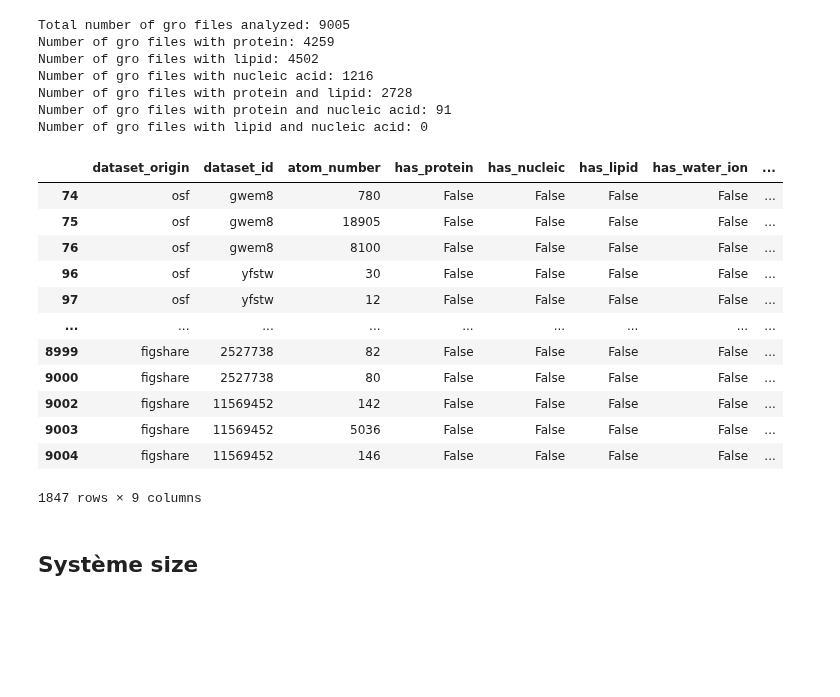
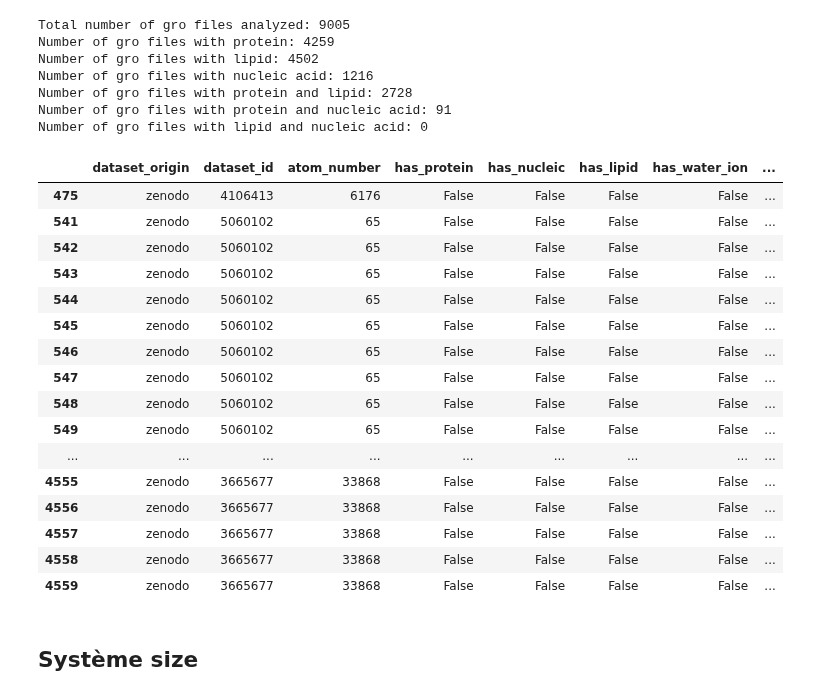
Before and after one commit to MDverse/mdverse_data_catalogue, a Jupyter notebook: notebooks/analyze_gromacs_gro_files.ipynb, the cells around one changed output. Saved outputs shown, nothing was run; the diff lists cells and outputs as text; code cells hidden in the pictures; blank space fills up the shorter version.

```diff
--- a/notebooks/analyze_gromacs_gro_files.ipynb
+++ b/notebooks/analyze_gromacs_gro_files.ipynb
@@ -44,21 +44,33 @@ Number of gro files with protein and lipid: 2728
 Number of gro files with protein and nucleic acid: 91
 Number of gro files with lipid and nucleic acid: 0
 # %%
-gro_df.query('has_lipid==False').query('has_protein==False').query('has_nucleic==False')
+pd.set_option("display.max_rows", None)
+(gro_df
+ .query("has_lipid==False")
+ .query("has_protein==False")
+ .query("has_nucleic==False")
+ .query("has_glucid==False")
+ .query("has_water_ion==False")
+ .query("dataset_origin=='zenodo'")
+)
 # %% [output]
 |  | dataset_origin | dataset_id | atom_number | has_protein | has_nucleic | has_lipid | has_water_ion | ... |
-| 74 | osf | gwem8 | 780 | False | False | False | False | ... |
-| 75 | osf | gwem8 | 18905 | False | False | False | False | ... |
-| 76 | osf | gwem8 | 8100 | False | False | False | False | ... |
-| 96 | osf | yfstw | 30 | False | False | False | False | ... |
-| 97 | osf | yfstw | 12 | False | False | False | False | ... |
+| 475 | zenodo | 4106413 | 6176 | False | False | False | False | ... |
+| 541 | zenodo | 5060102 | 65 | False | False | False | False | ... |
+| 542 | zenodo | 5060102 | 65 | False | False | False | False | ... |
+| 543 | zenodo | 5060102 | 65 | False | False | False | False | ... |
+| 544 | zenodo | 5060102 | 65 | False | False | False | False | ... |
+| 545 | zenodo | 5060102 | 65 | False | False | False | False | ... |
+| 546 | zenodo | 5060102 | 65 | False | False | False | False | ... |
+| 547 | zenodo | 5060102 | 65 | False | False | False | False | ... |
+| 548 | zenodo | 5060102 | 65 | False | False | False | False | ... |
+| 549 | zenodo | 5060102 | 65 | False | False | False | False | ... |
 | ... | ... | ... | ... | ... | ... | ... | ... | ... |
-| 8999 | figshare | 2527738 | 82 | False | False | False | False | ... |
-| 9000 | figshare | 2527738 | 80 | False | False | False | False | ... |
-| 9002 | figshare | 11569452 | 142 | False | False | False | False | ... |
-| 9003 | figshare | 11569452 | 5036 | False | False | False | False | ... |
-| 9004 | figshare | 11569452 | 146 | False | False | False | False | ... |
+| 4555 | zenodo | 3665677 | 33868 | False | False | False | False | ... |
+| 4556 | zenodo | 3665677 | 33868 | False | False | False | False | ... |
+| 4557 | zenodo | 3665677 | 33868 | False | False | False | False | ... |
+| 4558 | zenodo | 3665677 | 33868 | False | False | False | False | ... |
+| 4559 | zenodo | 3665677 | 33868 | False | False | False | False | ... |
-1847 rows × 9 columns
 # %% [markdown]
 ## Système size
 # %%
```
Also changed, not shown: 2 other files.
